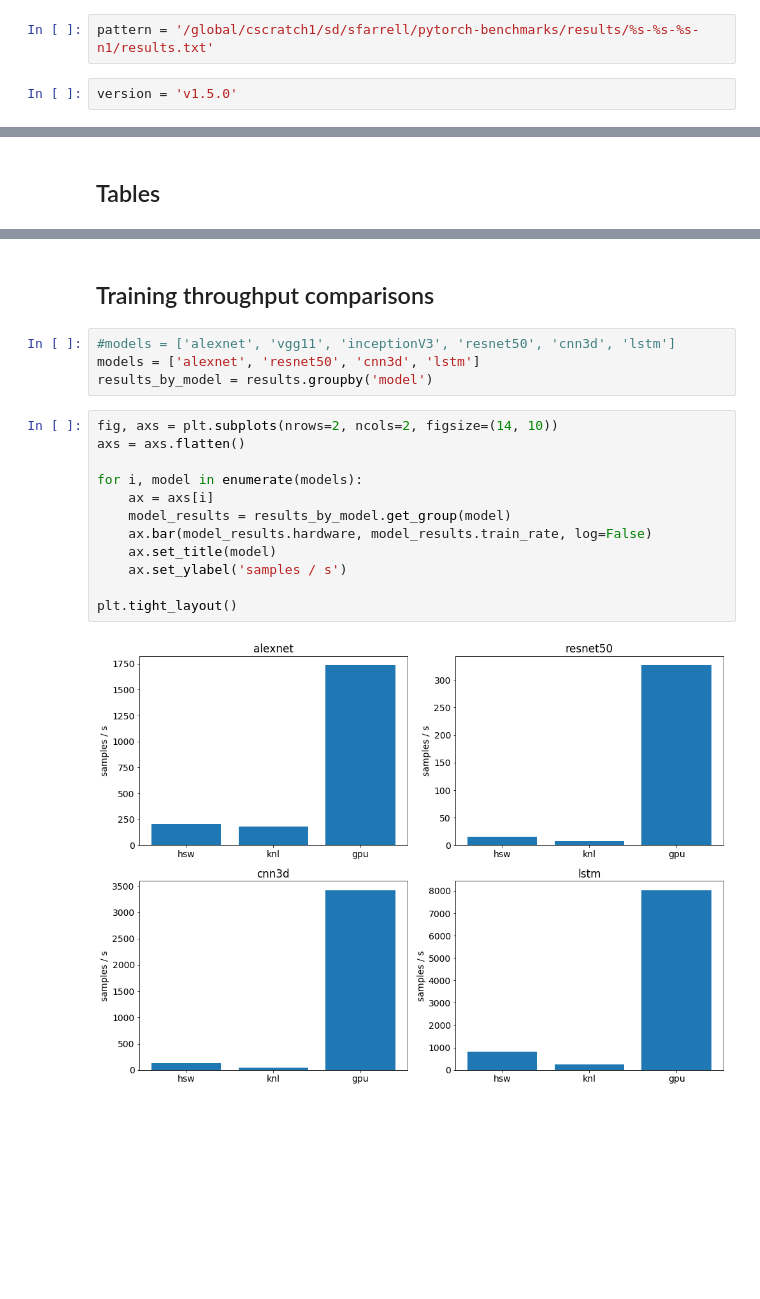
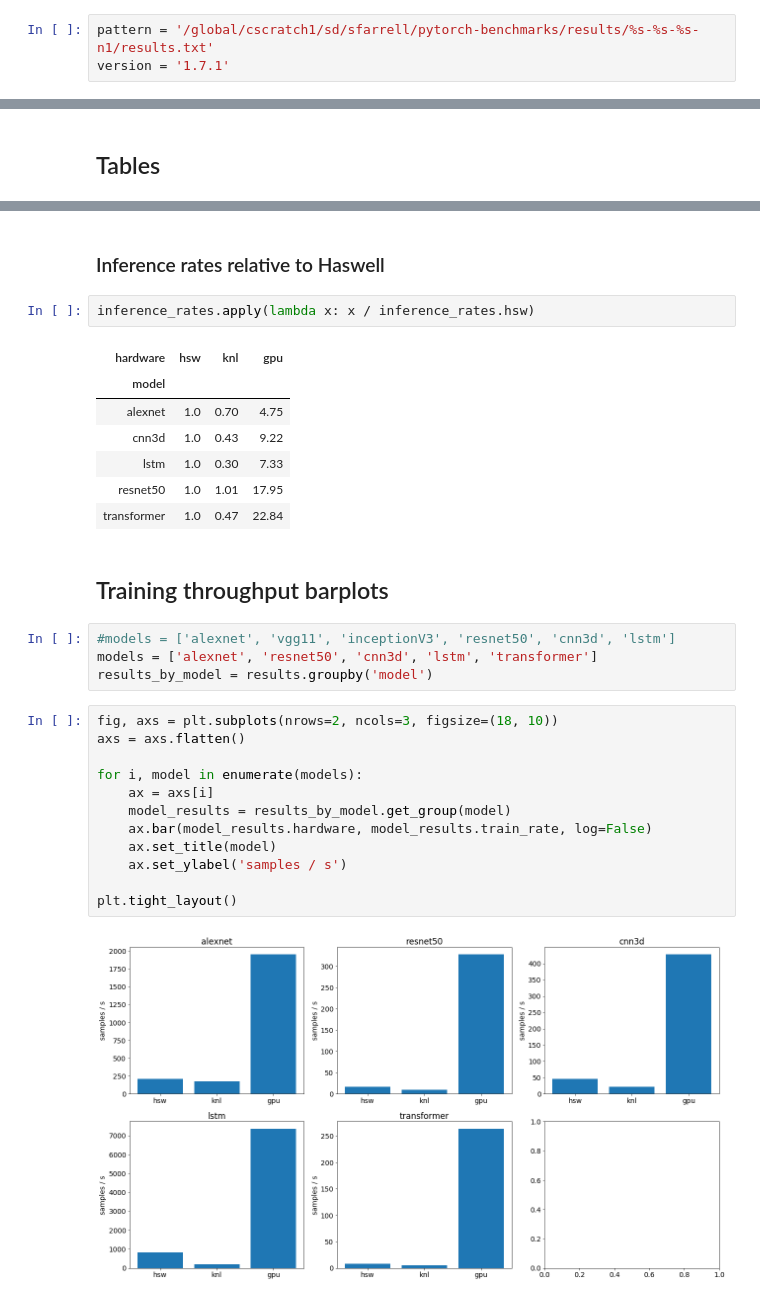
Before and after one commit to sparticlesteve/pytorch-benchmarks, a Jupyter notebook: notebooks/HardwareAnalysis.ipynb, the cells around one changed output, grey strips where cells are left out. Cells and saved outputs as stored; diff of their text form; blank space fills up the shorter version.

Commit message:
updated hardware analysis results

```diff
--- a/notebooks/HardwareAnalysis.ipynb
+++ b/notebooks/HardwareAnalysis.ipynb
@@ -28,7 +37,6 @@ gpu-v1.5.0-gloo-n16/       gpu-v1.5.0-nccl-n16/  knl-v1.5.0-mpi-n1/
 # %%
 pattern = '/global/cscratch1/sd/sfarrell/pytorch-benchmarks/results/%s-%s-%s-n1/results.txt'
+version = '1.7.1'
-# %%
-version = 'v1.5.0'
 # %%
 results_files = (
     glob.glob(pattern % ('hsw', version, 'mpi')) +
@@ -84,20 +117,32 @@ results.groupby('model').apply(lambda g: pd.Series(data=g.inference_rate.values,
+# %% [markdown]
+### Inference rates relative to Haswell
+# %%
+inference_rates.apply(lambda x: x / inference_rates.hsw)
+# %% [output]
+| hardware | hsw | knl | gpu |
+| model |  |  |  |
+| alexnet | 1.0 | 0.70 | 4.75 |
+| cnn3d | 1.0 | 0.43 | 9.22 |
+| lstm | 1.0 | 0.30 | 7.33 |
+| resnet50 | 1.0 | 1.01 | 17.95 |
+| transformer | 1.0 | 0.47 | 22.84 |
 # %% [markdown]
-## Training throughput comparisons
+## Training throughput barplots
 # %%
 #models = ['alexnet', 'vgg11', 'inceptionV3', 'resnet50', 'cnn3d', 'lstm']
-models = ['alexnet', 'resnet50', 'cnn3d', 'lstm']
+models = ['alexnet', 'resnet50', 'cnn3d', 'lstm', 'transformer']
 results_by_model = results.groupby('model')
 # %%
-fig, axs = plt.subplots(nrows=2, ncols=2, figsize=(14, 10))
+fig, axs = plt.subplots(nrows=2, ncols=3, figsize=(18, 10))
 axs = axs.flatten()
 
 for i, model in enumerate(models):
     ax = axs[i]
     model_results = results_by_model.get_group(model)
     ax.bar(model_results.hardware, model_results.train_rate, log=False)
     ax.set_title(model)
     ax.set_ylabel('samples / s')
 
 plt.tight_layout()
 # %% [output]
-[figure, old version]
+[figure, new version]
```
Also changed, not shown: parts of 12 cells of this notebook.
